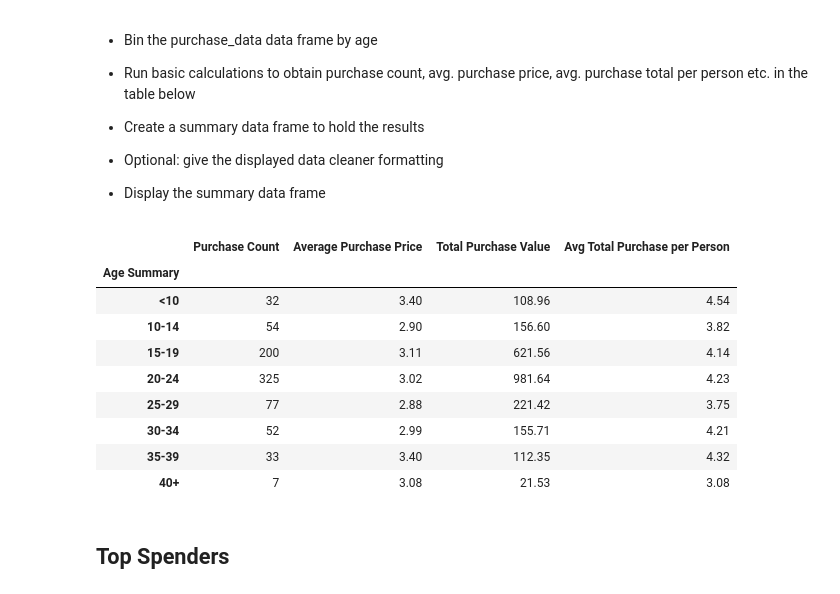
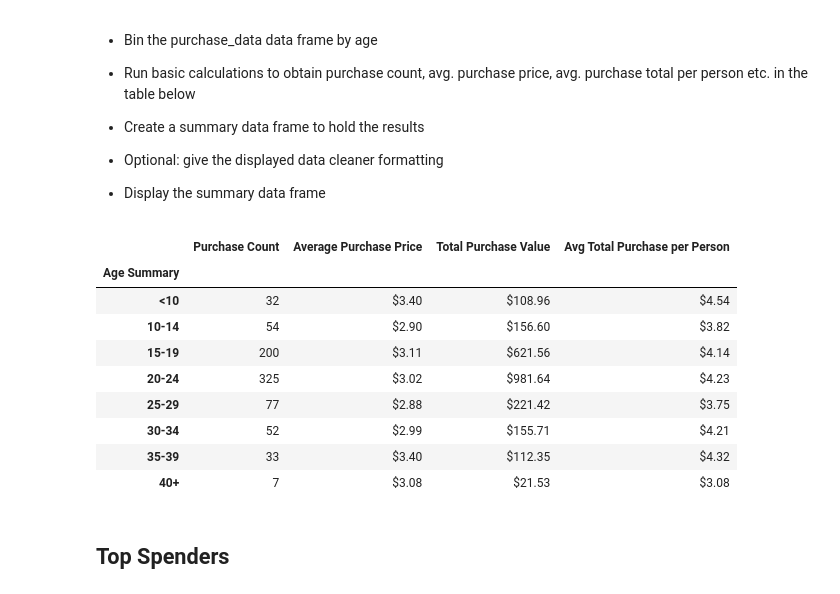
Before and after one commit to whatwillnjdo/pandas-challenge, a Jupyter notebook: HeroesOfPymoli.ipynb, the cells around one changed output. Cells and saved outputs as stored; diff of their text form; code cells hidden in the pictures.

```diff
--- a/HeroesOfPymoli.ipynb
+++ b/HeroesOfPymoli.ipynb
@@ -195,35 +202,43 @@ age_summary_df
 
 * Display the summary data frame
 # %%
+#Get a group by on Age Summary and get the count, mean and sum based on the price
 purchasebyage_groupby = purchase_data.groupby(["Age Summary"])
 
 purchasebyage_groupby_count = purchasebyage_groupby['Price'].count()
 purchasebyage_groupby_price = round(purchasebyage_groupby['Price'].mean(), 2)
 purchasebyage_groupby_total = purchasebyage_groupby['Price'].sum()
 
+#Merge the calculations made above based on Age Summary.
 purchasebyage_merge = pd.merge(purchasebyage_groupby_count, purchasebyage_groupby_price, on="Age Summary")
 purchasebyage_merge = pd.merge(purchasebyage_merge, purchasebyage_groupby_total, on="Age Summary")
 purchasebyage_merge = pd.merge(age_summary_df, purchasebyage_merge, on="Age Summary")
 
+#Rename the columns appropriately
 purchasebyage_merge = purchasebyage_merge.rename(columns={"Price_x":"Purchase Count",
                                                       "Price_y":"Average Purchase Price",
                                                       "Price":"Total Purchase Value"})
 
+#Calculate the average total purchase per person
 purchasebyage_merge["Avg Total Purchase per Person"] = round(purchasebyage_merge["Total Purchase Value"]/purchasebyage_merge["Total Count"], 2)
+
+#Format the dataframe according to the requirements and display
 purchasebyage_merge = purchasebyage_merge.drop(['Total Count', 'Percentage of Players'], axis=1)
-
+purchasebyage_merge = purchasebyage_merge.style.format({'Average Purchase Price':'${:.2f}',
+                                                    'Total Purchase Value':'${:.2f}',
+                                                    'Avg Total Purchase per Person':'${:.2f}'})
 purchasebyage_merge
 # %% [output]
 |  | Purchase Count | Average Purchase Price | Total Purchase Value | Avg Total Purchase per Person |
 | Age Summary |  |  |  |  |
-| <10 | 32 | 3.40 | 108.96 | 4.54 |
-| 10-14 | 54 | 2.90 | 156.60 | 3.82 |
-| 15-19 | 200 | 3.11 | 621.56 | 4.14 |
-| 20-24 | 325 | 3.02 | 981.64 | 4.23 |
-| 25-29 | 77 | 2.88 | 221.42 | 3.75 |
-| 30-34 | 52 | 2.99 | 155.71 | 4.21 |
-| 35-39 | 33 | 3.40 | 112.35 | 4.32 |
-| 40+ | 7 | 3.08 | 21.53 | 3.08 |
+| <10 | 32 | $3.40 | $108.96 | $4.54 |
+| 10-14 | 54 | $2.90 | $156.60 | $3.82 |
+| 15-19 | 200 | $3.11 | $621.56 | $4.14 |
+| 20-24 | 325 | $3.02 | $981.64 | $4.23 |
+| 25-29 | 77 | $2.88 | $221.42 | $3.75 |
+| 30-34 | 52 | $2.99 | $155.71 | $4.21 |
+| 35-39 | 33 | $3.40 | $112.35 | $4.32 |
+| 40+ | 7 | $3.08 | $21.53 | $3.08 |
 # %% [markdown]
 ## Top Spenders
 # %% [markdown]
```
Also changed, not shown: parts of 7 cells of this notebook.
